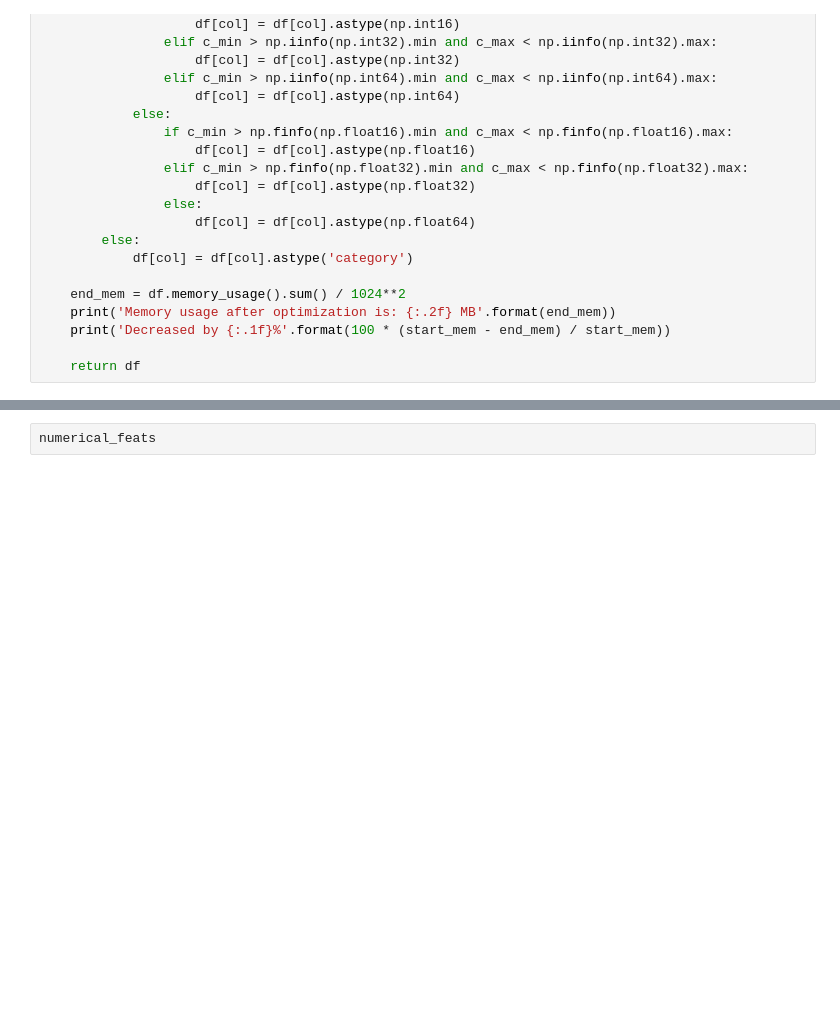
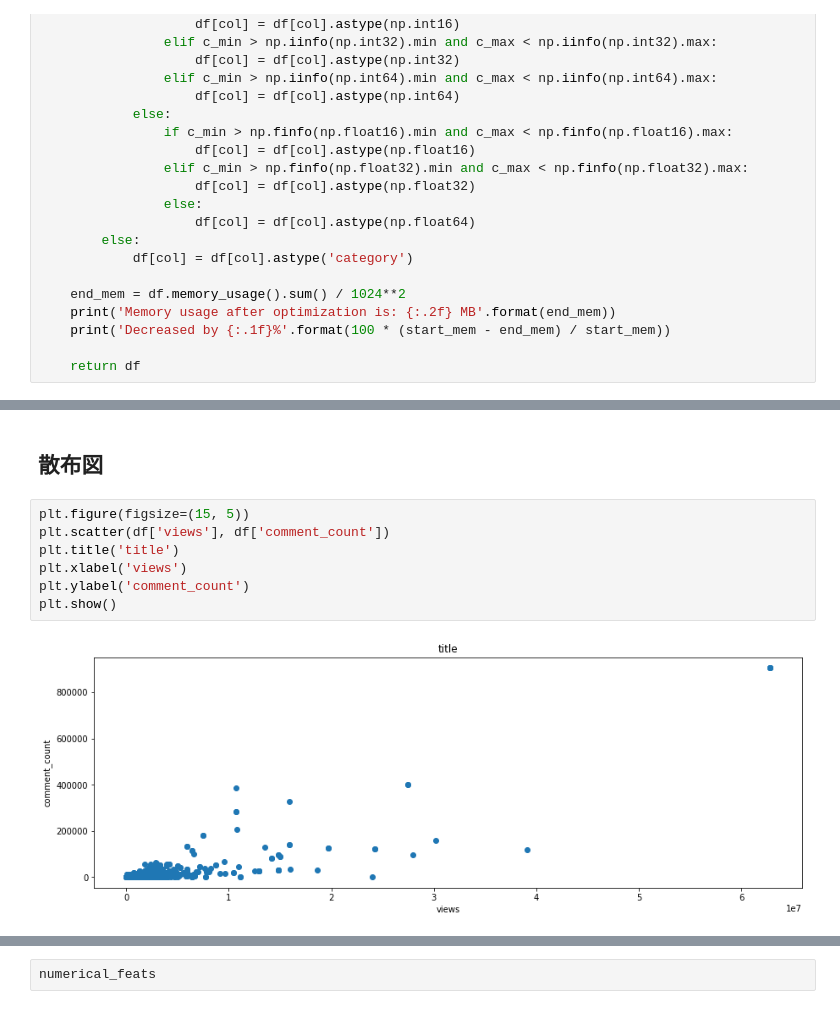
Before and after one commit to tsuru-kazu/research, a Jupyter notebook: src/notebooks/eda.ipynb, the cells around one changed output, grey strips where cells are left out. Drawn from its saved outputs; the diff is of its cells as text; blank space fills up the shorter version.

```diff
--- a/src/notebooks/eda.ipynb
+++ b/src/notebooks/eda.ipynb
@@ -77,0 +154,11 @@ print(df.shape)
+# %% [markdown]
+## 散布図
+# %%
+plt.figure(figsize=(15, 5))
+plt.scatter(df['views'], df['comment_count'])
+plt.title('title')
+plt.xlabel('views')
+plt.ylabel('comment_count')
+plt.show()
+# %% [output]
+[figure, added]
```
Also changed, not shown: parts of 23 cells of this notebook.
